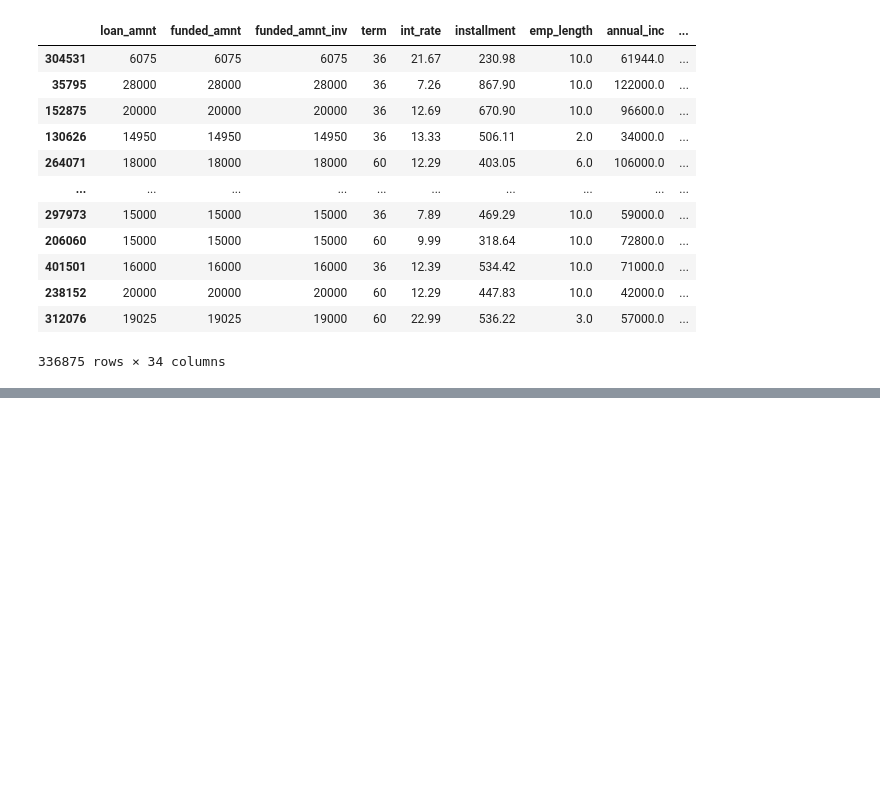
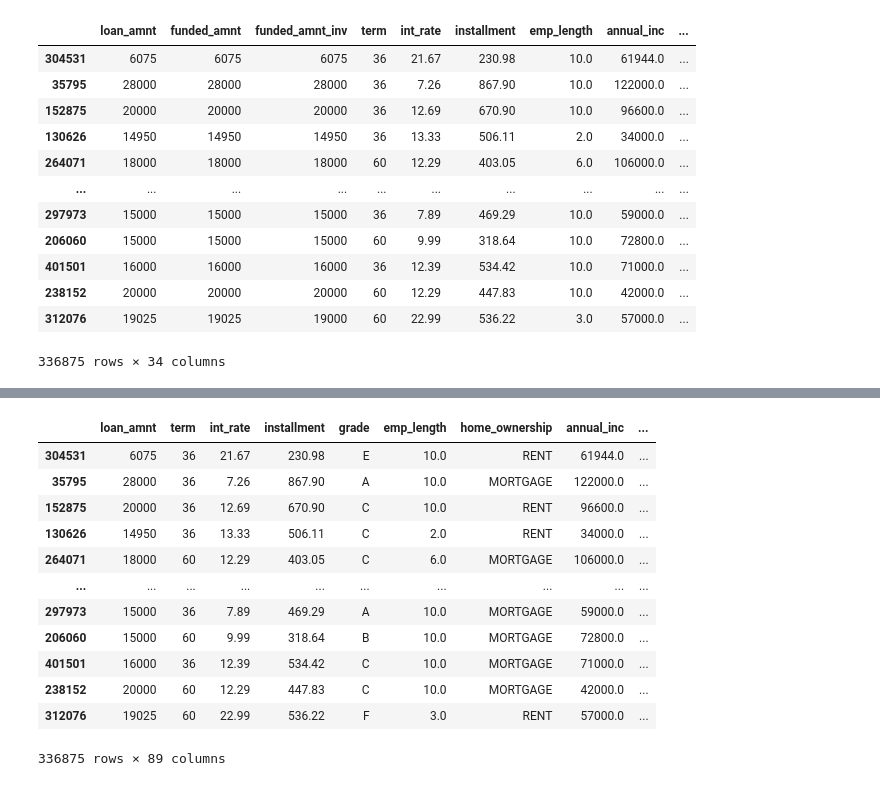
Before and after one commit to SharathkumaraKR/Credit-Risk-Model, a Jupyter notebook: Credit_Risk_Model_(Kaggle).ipynb, the cells around one changed output, grey strips where cells are left out. Drawn from its saved outputs; the diff is of its cells as text; code cells hidden in the pictures; blank space fills up the shorter version.

```diff
--- a/Credit_Risk_Model_(Kaggle).ipynb
+++ b/Credit_Risk_Model_(Kaggle).ipynb
@@ -359,0 +473,28 @@ X_train_num
+# %%
+# function to create dummy variables
+def dummy_creation(df, columns_list):
+    df_dummies = []
+    for col in columns_list:
+        df_dummies.append(pd.get_dummies(df[col], prefix = col, prefix_sep = ':'))
+    df_dummies = pd.concat(df_dummies, axis = 1)
+    df = pd.concat([df, df_dummies], axis = 1)
+    return df
+
+# apply to our final four categorical variables
+X_train = dummy_creation(X_train, ['grade', 'home_ownership', 'verification_status', 'purpose'])
+# %%
+X_train
+# %% [output]
+|  | loan_amnt | term | int_rate | installment | grade | emp_length | home_ownership | annual_inc | ... |
+| 304531 | 6075 | 36 | 21.67 | 230.98 | E | 10.0 | RENT | 61944.0 | ... |
+| 35795 | 28000 | 36 | 7.26 | 867.90 | A | 10.0 | MORTGAGE | 122000.0 | ... |
+| 152875 | 20000 | 36 | 12.69 | 670.90 | C | 10.0 | RENT | 96600.0 | ... |
+| 130626 | 14950 | 36 | 13.33 | 506.11 | C | 2.0 | RENT | 34000.0 | ... |
+| 264071 | 18000 | 60 | 12.29 | 403.05 | C | 6.0 | MORTGAGE | 106000.0 | ... |
+| ... | ... | ... | ... | ... | ... | ... | ... | ... | ... |
+| 297973 | 15000 | 36 | 7.89 | 469.29 | A | 10.0 | MORTGAGE | 59000.0 | ... |
+| 206060 | 15000 | 60 | 9.99 | 318.64 | B | 10.0 | MORTGAGE | 72800.0 | ... |
+| 401501 | 16000 | 36 | 12.39 | 534.42 | C | 10.0 | MORTGAGE | 71000.0 | ... |
+| 238152 | 20000 | 60 | 12.29 | 447.83 | C | 10.0 | MORTGAGE | 42000.0 | ... |
+| 312076 | 19025 | 60 | 22.99 | 536.22 | F | 3.0 | RENT | 57000.0 | ... |
+336875 rows × 89 columns
```
Also changed, not shown: parts of 8 cells of this notebook.
